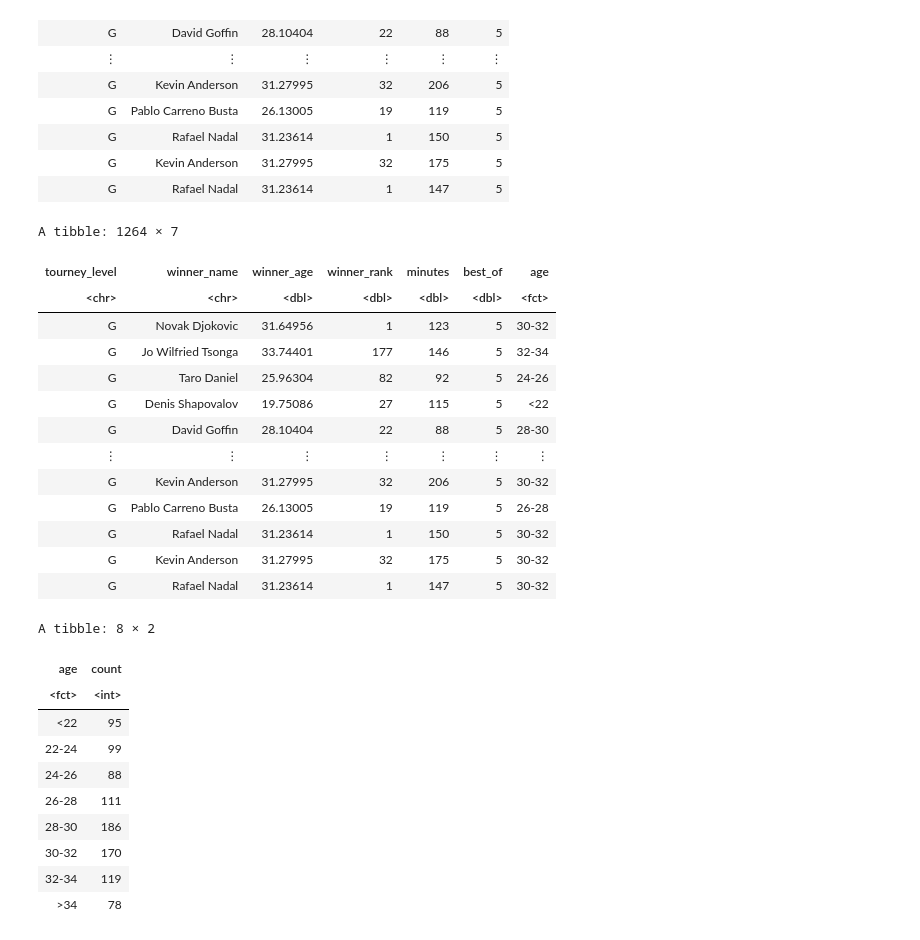
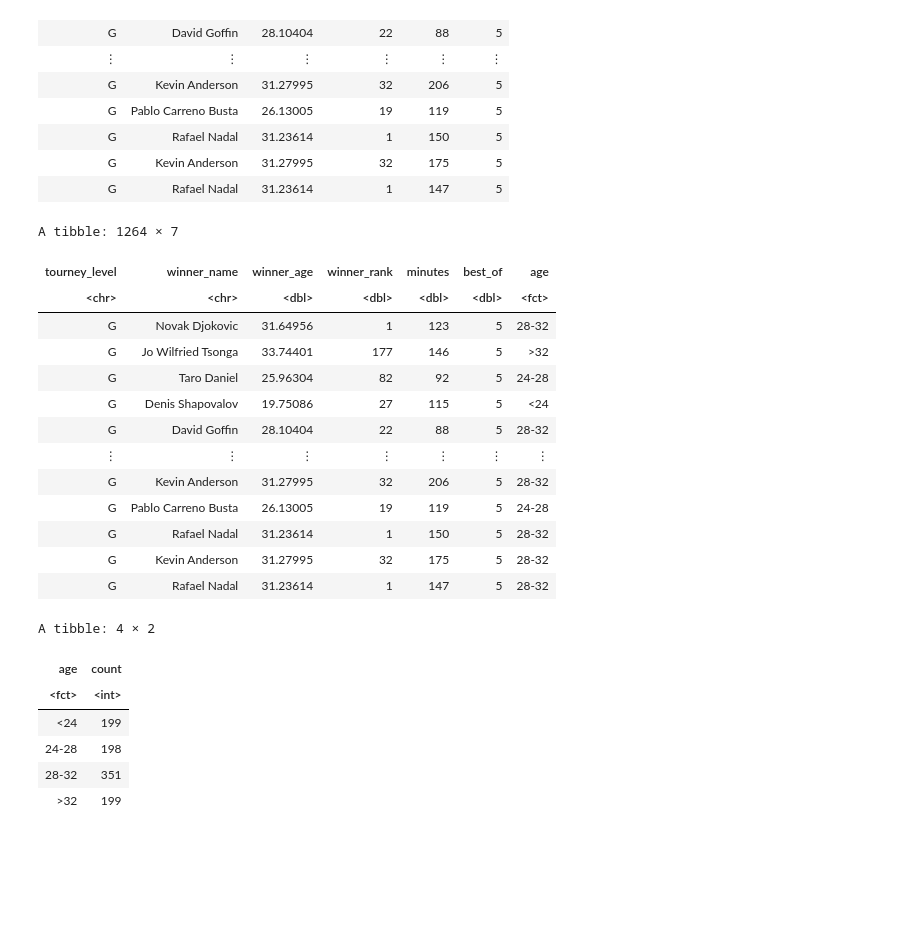
Before and after one commit to Windy-Huang/DSCI-100-009-22, a Jupyter notebook: tennis.ipynb, the cells around one changed output. Saved outputs shown, nothing was run; the diff lists cells and outputs as text; code cells hidden in the pictures; blank space fills up the shorter version.

```diff
--- a/tennis.ipynb
+++ b/tennis.ipynb
@@ -93,30 +93,26 @@ A tibble: 1264 × 6
 | G | Rafael Nadal | 31.23614 | 1 | 147 | 5 |
 # %%
 tennis_factored <- tennis_filtered_tourney_level |>
-    mutate(age   =  ifelse(winner_age < 22, "<22",
-                    ifelse(winner_age > 22 &  winner_age <=24, "22-24",
-                    ifelse(winner_age > 24 &  winner_age <=26, "24-26",
-                    ifelse(winner_age > 26 &  winner_age <=28, "26-28",
-                    ifelse(winner_age > 28 &  winner_age <=30, "28-30",
-                    ifelse(winner_age > 30 &  winner_age <=32, "30-32",
-                    ifelse(winner_age > 32 &  winner_age <=34, "32-34",">34")))))))) |>
-    mutate(age=factor(age, levels=c("<22", "22-24", "24-26", "26-28", "28-30", "30-32", "32-34", ">34")))
+    mutate(age   =  ifelse(winner_age < 24, "<24",
+                    ifelse(winner_age > 24 &  winner_age <=28, "24-28",
+                    ifelse(winner_age > 28 &  winner_age <=32, "28-32", ">32")))) |>
+    mutate(age=factor(age, levels=c("<24", "24-28", "28-32", ">32")))
 tennis_factored
 # %% [output]
 A tibble: 1264 × 7
 | tourney_level | winner_name | winner_age | winner_rank | minutes | best_of | age |
 | <chr> | <chr> | <dbl> | <dbl> | <dbl> | <dbl> | <fct> |
-| G | Novak Djokovic | 31.64956 | 1 | 123 | 5 | 30-32 |
-| G | Jo Wilfried Tsonga | 33.74401 | 177 | 146 | 5 | 32-34 |
-| G | Taro Daniel | 25.96304 | 82 | 92 | 5 | 24-26 |
-| G | Denis Shapovalov | 19.75086 | 27 | 115 | 5 | <22 |
-| G | David Goffin | 28.10404 | 22 | 88 | 5 | 28-30 |
+| G | Novak Djokovic | 31.64956 | 1 | 123 | 5 | 28-32 |
+| G | Jo Wilfried Tsonga | 33.74401 | 177 | 146 | 5 | >32 |
+| G | Taro Daniel | 25.96304 | 82 | 92 | 5 | 24-28 |
+| G | Denis Shapovalov | 19.75086 | 27 | 115 | 5 | <24 |
+| G | David Goffin | 28.10404 | 22 | 88 | 5 | 28-32 |
 | ⋮ | ⋮ | ⋮ | ⋮ | ⋮ | ⋮ | ⋮ |
-| G | Kevin Anderson | 31.27995 | 32 | 206 | 5 | 30-32 |
-| G | Pablo Carreno Busta | 26.13005 | 19 | 119 | 5 | 26-28 |
-| G | Rafael Nadal | 31.23614 | 1 | 150 | 5 | 30-32 |
-| G | Kevin Anderson | 31.27995 | 32 | 175 | 5 | 30-32 |
-| G | Rafael Nadal | 31.23614 | 1 | 147 | 5 | 30-32 |
+| G | Kevin Anderson | 31.27995 | 32 | 206 | 5 | 28-32 |
+| G | Pablo Carreno Busta | 26.13005 | 19 | 119 | 5 | 24-28 |
+| G | Rafael Nadal | 31.23614 | 1 | 150 | 5 | 28-32 |
+| G | Kevin Anderson | 31.27995 | 32 | 175 | 5 | 28-32 |
+| G | Rafael Nadal | 31.23614 | 1 | 147 | 5 | 28-32 |
 # %%
 tennis_split <- initial_split(tennis_factored, prop=0.75, strata=age)
 tennis_training <- training(tennis_split)
@@ -126,14 +122,10 @@ num <- tennis_training |>
     summarize(count=n())
 num
 # %% [output]
-A tibble: 8 × 2
+A tibble: 4 × 2
 | age | count |
 | <fct> | <int> |
-| <22 | 95 |
-| 22-24 | 99 |
-| 24-26 | 88 |
-| 26-28 | 111 |
-| 28-30 | 186 |
-| 30-32 | 170 |
-| 32-34 | 119 |
-| >34 | 78 |
+| <24 | 199 |
+| 24-28 | 198 |
+| 28-32 | 351 |
+| >32 | 199 |
```
Also changed, not shown: parts of 2 cells of this notebook.
